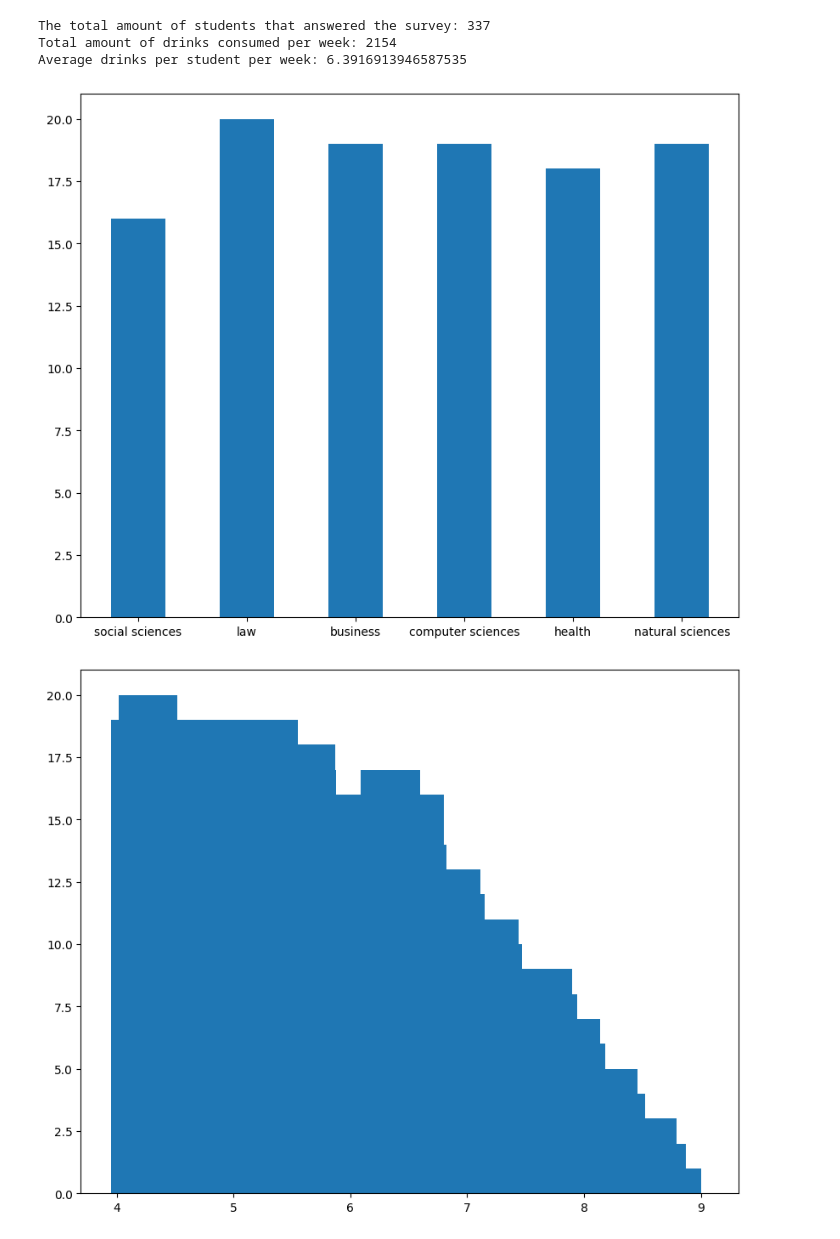
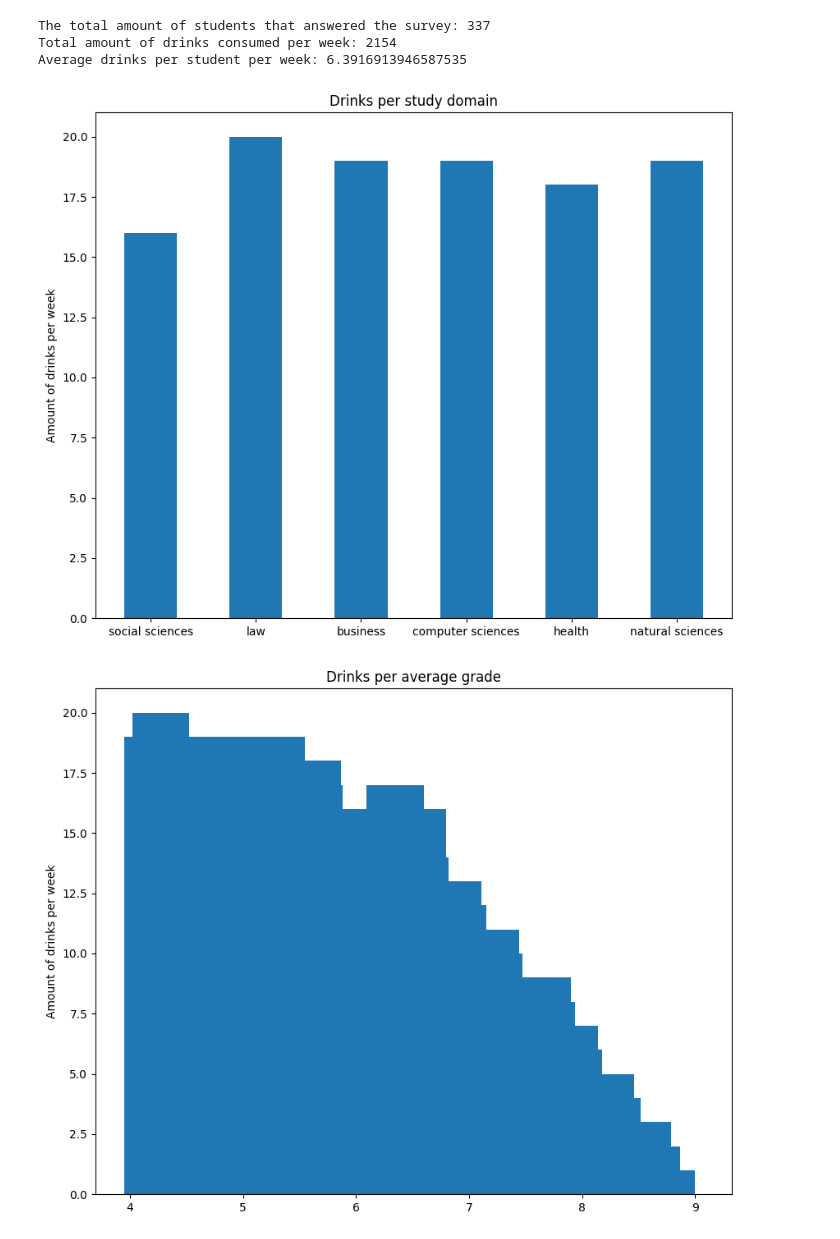
Before and after one commit to Kianvnh/TEST, a Jupyter notebook: Math/Resit math/Final resit math.ipynb, the cells around one changed output. Saved outputs shown, nothing was run; the diff lists cells and outputs as text; code cells hidden in the pictures.

```diff
--- a/Math/Resit math/Final resit math.ipynb
+++ b/Math/Resit math/Final resit math.ipynb
@@ -53,41 +53,46 @@ x_se = df['social_events']
 y = df['drinks']
 
 plt.figure(figsize=(10, 8))
+plt.title('Drinks per study domain')
+plt.ylabel('Amount of drinks per week')
 plt.bar(x_sd,y,width=0.5) #drinks per studies
 plt.show()
 
 plt.figure(figsize=(10, 8))
+plt.title('Drinks per average grade')
+plt.ylabel('Amount of drinks per week')
 plt.bar(x_ag,y,width=0.5) #drinks per grade
 plt.show()
 
 plt.figure(figsize=(10, 8))
+plt.title('Drinks per gender')
+plt.ylabel('Amount of drinks per week')
 plt.bar(x_g,y,width=0.5) #drinks per gender
 plt.show()
 
 plt.figure(figsize=(10, 8))
+plt.title('Drinks per housing situation')
+plt.ylabel('Amount of drinks per week')
 plt.bar(x_h,y,width=0.5) #drinks per housing
 plt.show()
 
 plt.figure(figsize=(10, 8))
+plt.title('Drinks per budget')
+plt.ylabel('Amount of drinks per week')
 plt.bar(x_b,y,width=0.5) #drinks per budget
 plt.show()
 
 plt.figure(figsize=(10, 8))
+plt.title('Drinks relative to being in a relationship')
+plt.ylabel('Amount of drinks per week')
 plt.bar(x_r,y,width=0.5) #drinks per relationship
 plt.show()
 
 plt.figure(figsize=(10, 8))
+plt.title('Drinks per amount of social events')
+plt.ylabel('Amount of drinks per week')
 plt.bar(x_se,y,width=0.5) #drinks per social event
 plt.show()
-
-#plt.xlabel('')
-#plt.ylabel('')
-#plt.title('')
-
-
-#deze shit is cancer h oe doe je dit
-
-#geen idee hoe ik dit allemaal in 1 graph zou zetten, ik weet ook niet wat de hoogte van de grafieken betekent in dit geval, de resultaten zijn niet onredelijk maar geen idee waarom het 16 - 20 range is en niet een gemiddelde of een opgetelde van alle values in de rij.
 # %% [output]
-[figure, old version]
+[figure, new version]
-[figure, old version]
+[figure, new version]
```
Also changed, not shown: parts of 2 cells of this notebook.
